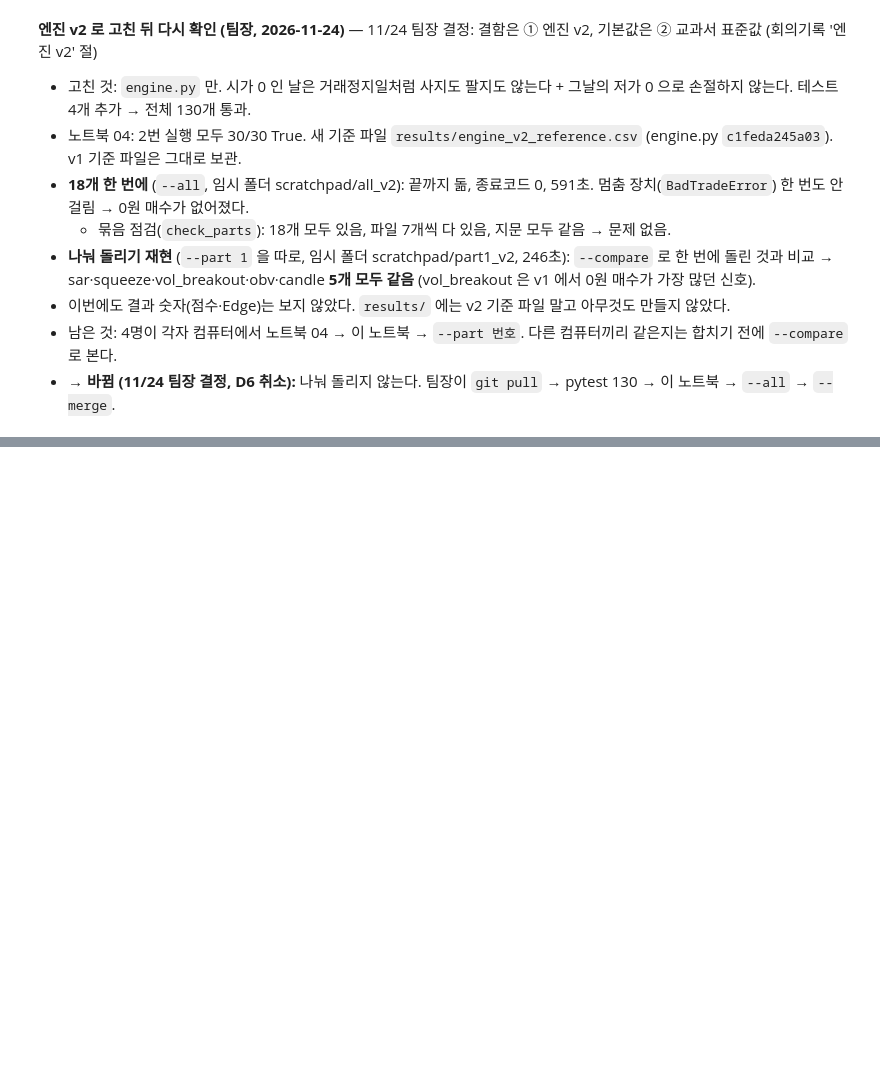
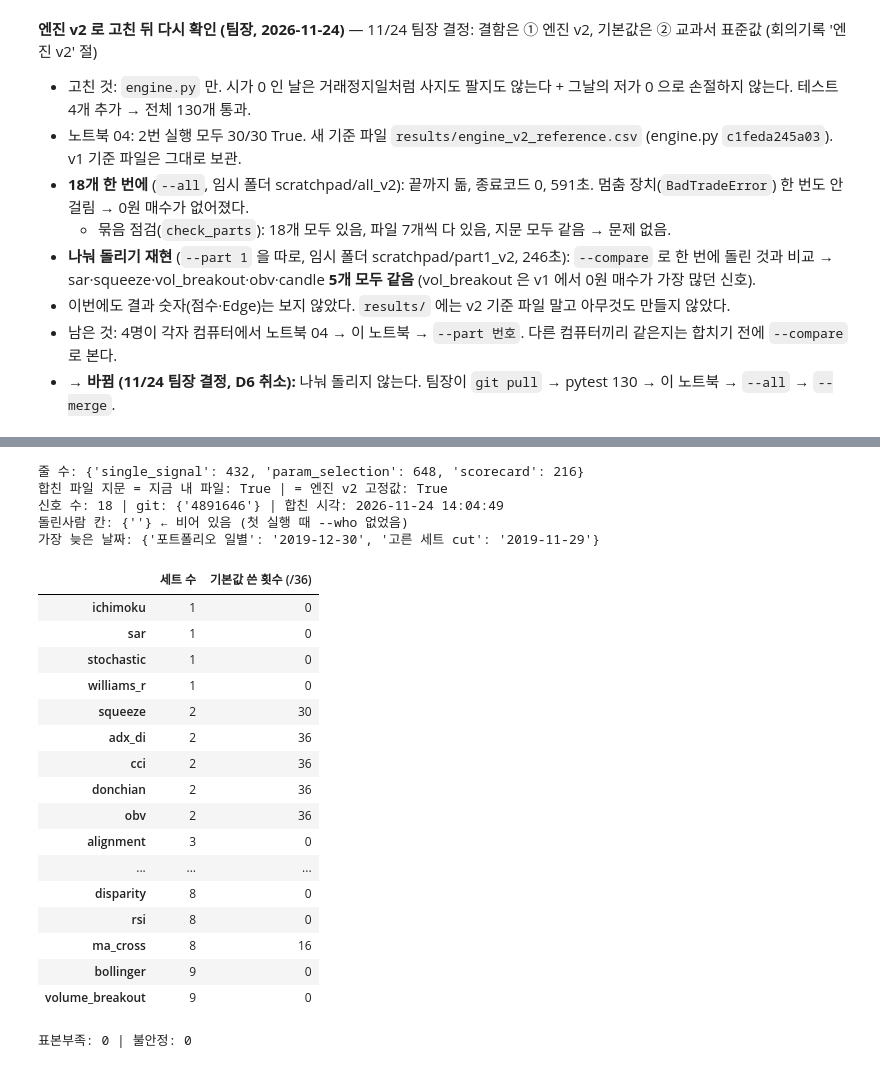
Before and after one commit to jaeyoung84/indexbeater, a Jupyter notebook: notebooks/05_점수표_실행점검.ipynb, the cells around one changed output, grey strips where cells are left out. Saved outputs shown, nothing was run; the diff lists cells and outputs as text; code cells hidden in the pictures; blank space fills up the shorter version.

```diff
--- a/notebooks/05_점수표_실행점검.ipynb
+++ b/notebooks/05_점수표_실행점검.ipynb
@@ -320,0 +349,57 @@ else:
+# %%
+import json
+
+res = Path(root) / "results"
+ss = pd.read_csv(res / "single_signal.csv")
+ps = pd.read_csv(res / "param_selection.csv")
+sc = pd.read_csv(res / "scorecard.csv")
+pf = pd.read_csv(res / "scorecard_portfolio_daily.csv", encoding="utf-8-sig")
+meta = json.loads((res / "scorecard_meta.json").read_text(encoding="utf-8"))
+
+print("줄 수:", {"single_signal": len(ss), "param_selection": len(ps), "scorecard": len(sc)})
+assert (len(ss), len(ps), len(sc)) == (432, 648, 216), "줄 수가 약속과 다르다"
+
+# 지문: 합친 파일 = 지금 내 파일, 엔진 6개·데이터 = 엔진 v2 고정값
+same_now = meta["지문"] == now
+same_ref = all(meta["지문"].get(k) == v for k, v in ref.items())
+print("합친 파일 지문 = 지금 내 파일:", same_now, "| = 엔진 v2 고정값:", same_ref)
+gits = {m["git"] for m in meta["신호별"].values()}
+print("신호 수:", len(meta["신호별"]), "| git:", gits, "| 합친 시각:", meta["합친시각"])
+print("돌린사람 칸:", {m["돌린사람"] for m in meta["신호별"].values()}, "← 비어 있음 (첫 실행 때 --who 없었음)")
+assert same_now and same_ref and gits == {"4891646"}
+
+# 날짜: 2020년 이후가 없어야 한다
+last = {"포트폴리오 일별": pf["date"].max(), "고른 세트 cut": ps["cut"].max()}
+print("가장 늦은 날짜:", last)
+assert all(str(v) < "2020" for v in last.values())
+
+# 신호마다 기본값을 쓴 횟수 (2시장 × H 3 × 검증연도 6 = 36번 중)
+cnt = ps.groupby("신호")["기본값사용"].sum().astype(int)
+grid = pd.Series({n: len(SC.param_sets(n)) for n in cnt.index}, name="세트 수")
+t6 = pd.DataFrame({"세트 수": grid, "기본값 쓴 횟수 (/36)": cnt}).sort_values(["세트 수", "기본값 쓴 횟수 (/36)"])
+display(t6)
+print("표본부족:", int(ps["표본부족"].sum()), "| 불안정:", int(ps["불안정"].sum()))
+# %% [output]
+줄 수: {'single_signal': 432, 'param_selection': 648, 'scorecard': 216}
+합친 파일 지문 = 지금 내 파일: True | = 엔진 v2 고정값: True
+신호 수: 18 | git: {'4891646'} | 합친 시각: 2026-11-24 14:04:49
+돌린사람 칸: {''} ← 비어 있음 (첫 실행 때 --who 없었음)
+가장 늦은 날짜: {'포트폴리오 일별': '2019-12-30', '고른 세트 cut': '2019-11-29'}
+|  | 세트 수 | 기본값 쓴 횟수 (/36) |
+| ichimoku | 1 | 0 |
+| sar | 1 | 0 |
+| stochastic | 1 | 0 |
+| williams_r | 1 | 0 |
+| squeeze | 2 | 30 |
+| adx_di | 2 | 36 |
+| cci | 2 | 36 |
+| donchian | 2 | 36 |
+| obv | 2 | 36 |
+| alignment | 3 | 0 |
+| ... | ... | ... |
+| disparity | 8 | 0 |
+| rsi | 8 | 0 |
+| ma_cross | 8 | 16 |
+| bollinger | 9 | 0 |
+| volume_breakout | 9 | 0 |
+표본부족: 0 | 불안정: 0
```
Also changed, not shown: parts of 9 cells of this notebook, 11 other files.
